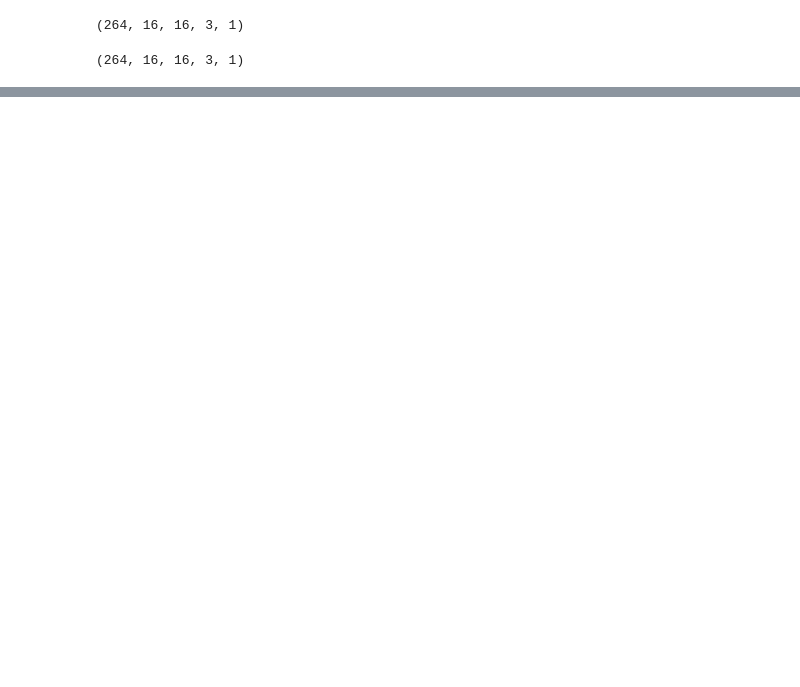
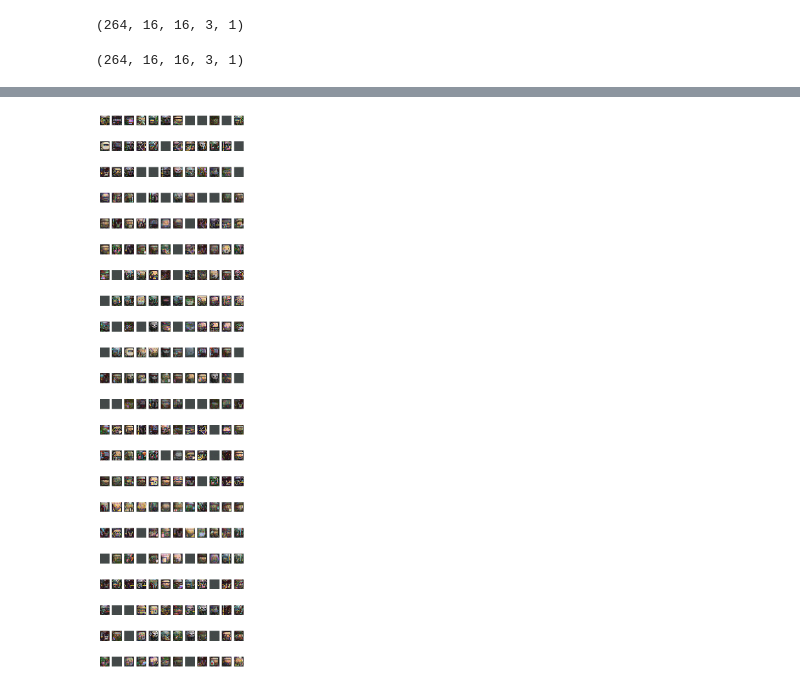
Before and after one commit to balcomes/keras-autoencoders, a Jupyter notebook: train_conv_autoencoder.ipynb, the cells around one changed output, grey strips where cells are left out. Cells and saved outputs as stored; diff of their text form; code cells hidden in the pictures; blank space fills up the shorter version.

```diff
--- a/train_conv_autoencoder.ipynb
+++ b/train_conv_autoencoder.ipynb
@@ -407,0 +477,31 @@ plt.show()
+# %%
+fig = plt.figure(figsize=(8, 32))
+columns = 12
+rows = 22
+
+for i in range(1, columns*rows + 1):
+
+    r = np.random.randint(0,264)
+    g = np.random.randint(0,264)
+    b = np.random.randint(0,264)
+
+    x = np.random.randint(0,3)
+    #y = np.random.randint(0,3)
+    #z = np.random.randint(0,3)
+
+    d = [np.asarray(trainX_r[r-1,:,:,:]).reshape([1,16,16,1]),
+         np.asarray(trainX_g[g-1,:,:,:]).reshape([1,16,16,1]),
+         np.asarray(trainX_b[b-1,:,:,:]).reshape([1,16,16,1])]
+
+    img_r = autoencoder_r.predict(d[x])[0,:,:,0]
+    img_g = autoencoder_g.predict(d[x])[0,:,:,0]
+    img_b = autoencoder_b.predict(d[x])[0,:,:,0]
+    img_rgb = np.dstack((img_r,img_g,img_b))
+    fig.add_subplot(rows, columns, i)
+    plt.xticks([])
+    plt.yticks([])
+    plt.imshow(img_rgb)
+
+plt.show()
+# %% [output]
+[figure, added]
```
Also changed, not shown: parts of 7 cells of this notebook.
